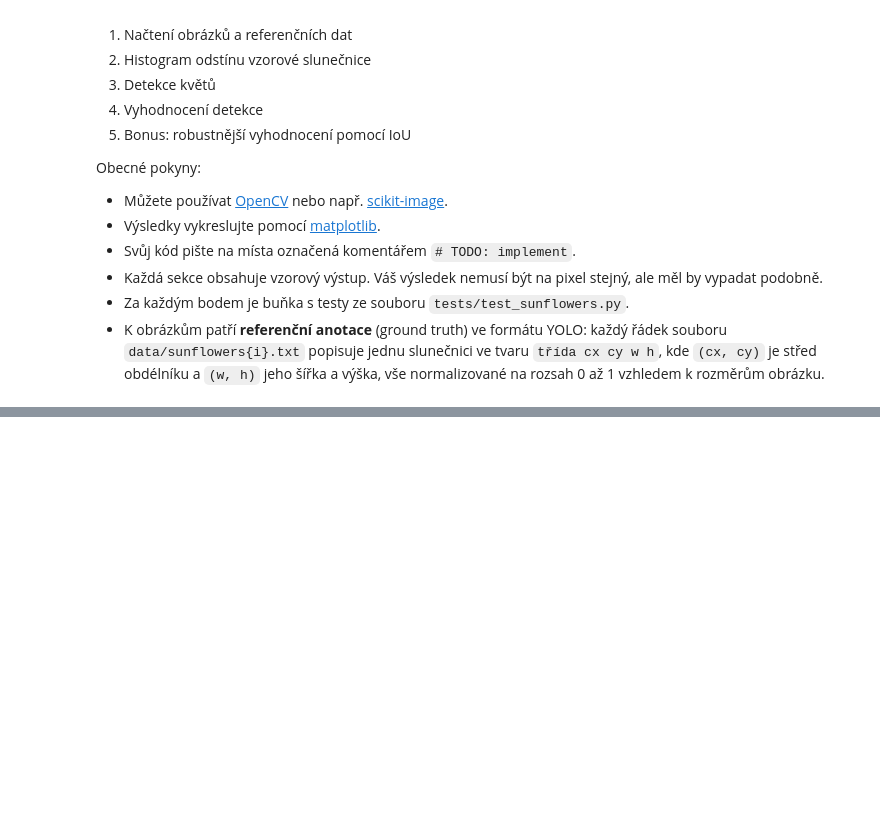
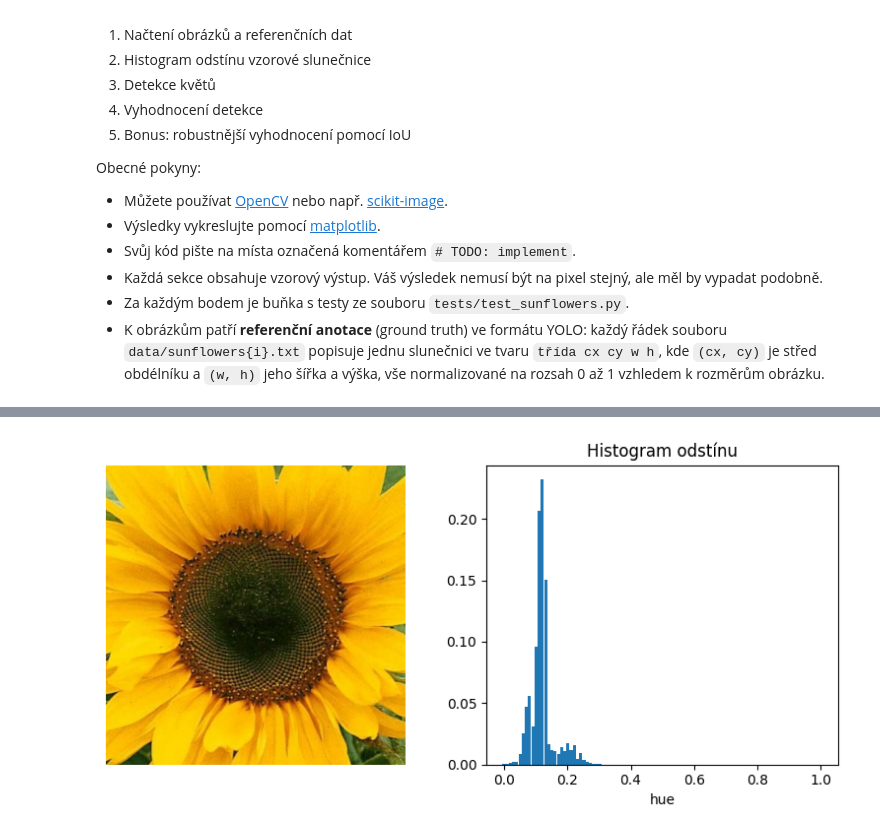
Before and after one commit to MichalPKN/pvi, a Jupyter notebook: assignments/sunflowers.ipynb, the cells around one changed output, grey strips where cells are left out. Drawn from its saved outputs; the diff is of its cells as text; code cells hidden in the pictures; blank space fills up the shorter version.

```diff
--- a/assignments/sunflowers.ipynb
+++ b/assignments/sunflowers.ipynb
@@ -110,15 +160,37 @@ def hue_histogram(rgb: NDArray[np.uint8], bins: int = 100) -> NDArray[np.float64
     ########################################
     # TODO: implement
 
-    raise NotImplementedError
+    hsv = cv.cvtColor(rgb, cv.COLOR_RGB2HSV)
+    hue = hsv[:, :, 0]
+    hue = hue / 179.0  # normalizace
+    hist, _ = np.histogram(hue.flatten(), bins=bins, range=(0, 1))
+    hist = hist.astype(np.float64)
+    hist /= np.sum(hist) # jednotkový součet
+
+    return hist
 
     ########################################
 # %%
 ########################################
 # TODO: implement
 
-# template_hist = ...
+template = cv.imread("../data/sunflower_template.jpg")
+template_rgb = cv.cvtColor(template, cv.COLOR_BGR2RGB)
+template_hist = hue_histogram(template_rgb)
+
+plt.figure(figsize=(8, 4))
+plt.subplot(1, 2, 1)
+plt.imshow(template_rgb)
+plt.axis('off')
+plt.subplot(1, 2, 2)
+plt.bar(np.linspace(0, 1, 100), template_hist, width=0.01)
+plt.title("Histogram odstínu")
+plt.xlabel("hue")
+plt.tight_layout()
+plt.show()
 
 ########################################
+# %% [output]
+[figure, added]
 # %%
 test_sunflowers.TestHueHistogram.eval(hist_fn=hue_histogram)
```
Also changed, not shown: parts of 18 cells of this notebook, 2 other files.
